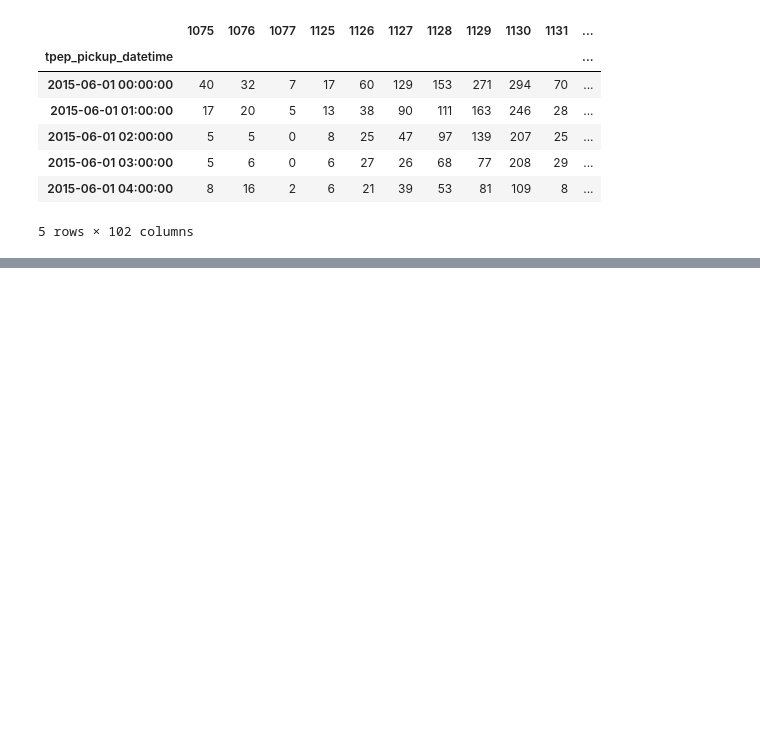
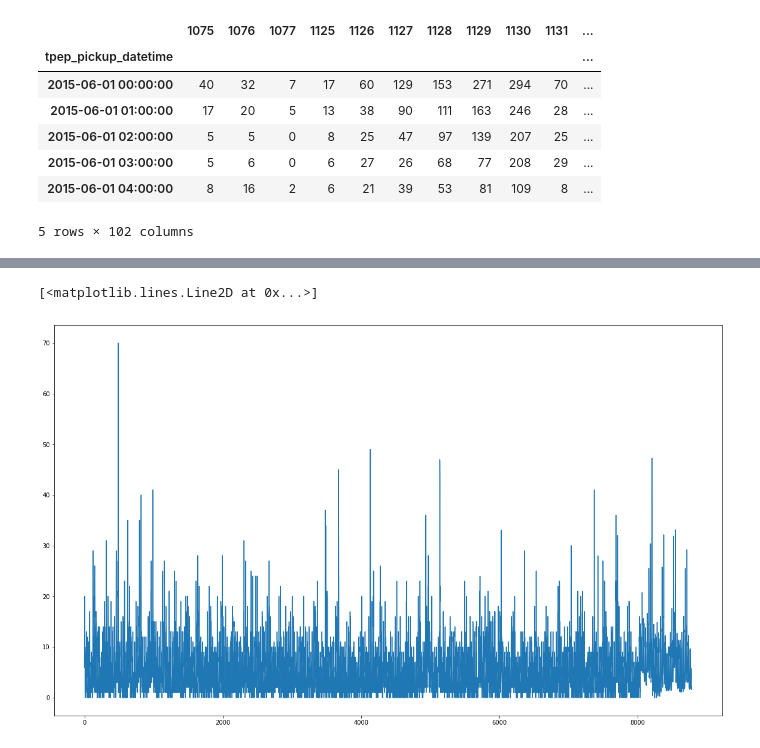
Before and after one commit to kashevg/coursera, a Jupyter notebook: final/taxi-week5.ipynb, the cells around one changed output, grey strips where cells are left out. Cells and saved outputs as stored; diff of their text form; code cells hidden in the pictures; blank space fills up the shorter version.

```diff
--- a/final/taxi-week5.ipynb
+++ b/final/taxi-week5.ipynb
@@ -211,0 +280,25 @@ array([-0.00486215, -0.00061106,  0.00821595,  0.00039757, -0.00125795,
+# %%
+reg = '1232'
+timerange = pd.DatetimeIndex(freq='1H', start = '2016-04-30 23:00:00', end='2016-05-31 17:00:00')
+df_may = pd.DataFrame(index=timerange)
+X_may = get_X(df_may)
+# %%
+%%time
+gmodel = GradientBoostingRegressor(n_estimators=300)
+start = 168
+end = -168*2
+
+X = get_X_shifted(df, col)
+X = X[start:end, :]
+y = []
+for t in range(1, 7):
+    Y = df[col].shift(-t)[start:end].values
+    gmodel.fit(X, Y)
+    preds = df[col].values
+    for j in range(X_may.shape[0]):
+        x = X_may[j, :]
+        x_d = np.array([preds[-i] for i in range(1, 13)])
+        x_w = np.array([preds[-24*i] for i in range(1, 8)])
+        x_r = np.array([preds[-12:].sum(), preds[-24:].sum(), preds[-168:].sum()])
+        x = np.hstack((x, x_d, x_w, x_r))
+        preds = np.append(preds, gmodel.predict([x])[0])
@@ -211,0 +308,6 @@ array([-0.00486215, -0.00061106,  0.00821595,  0.00039757, -0.00125795,
+# %%
+plt.figure(figsize=(20,12))
+plt.plot(preds)
+# %% [output]
+[<matplotlib.lines.Line2D at 0x...>]
+[figure, added]
```
Also changed, not shown: parts of 15 cells of this notebook.
